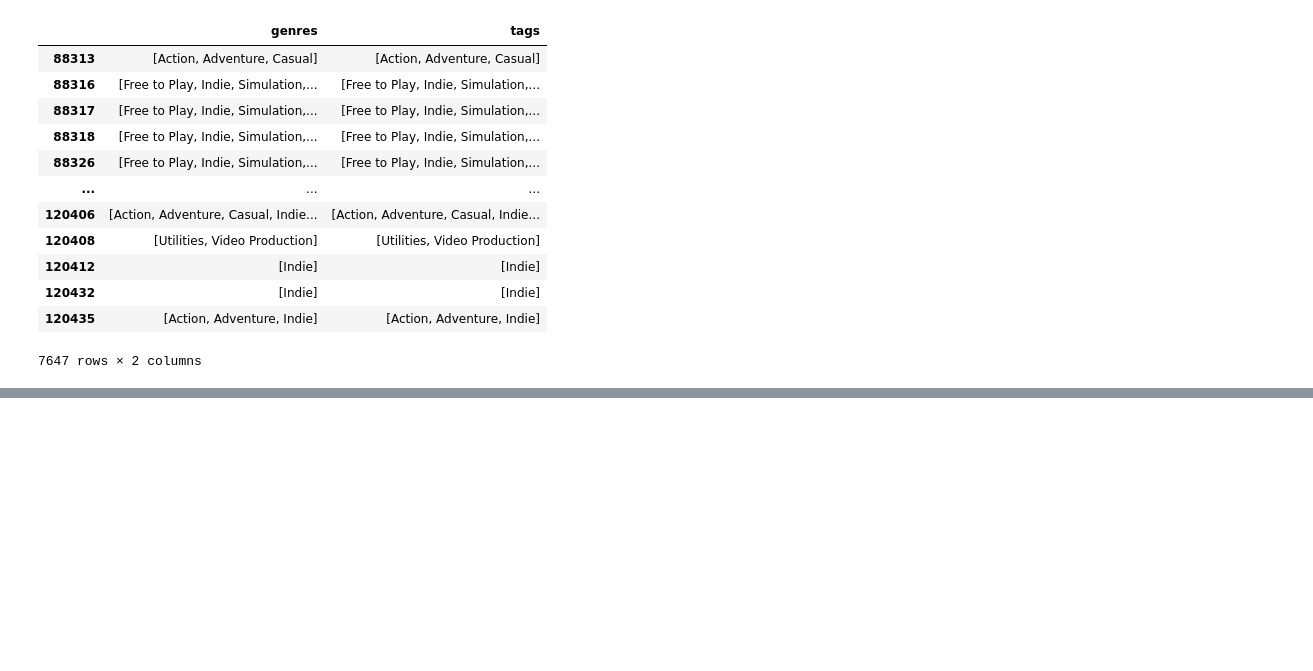
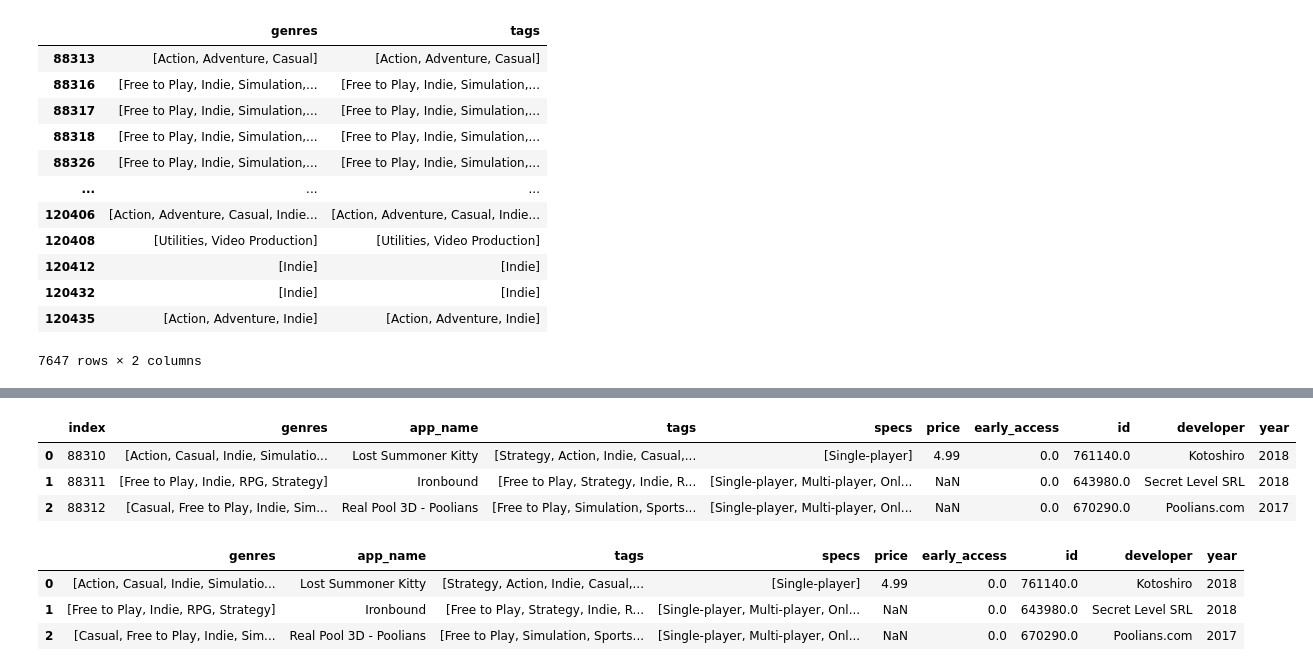
Before and after one commit to AbnGrp/IP_ML, a Jupyter notebook: ETL_processes/steam_games.ipynb, the cells around one changed output, grey strips where cells are left out. Drawn from its saved outputs; the diff is of its cells as text; code cells hidden in the pictures; blank space fills up the shorter version.

```diff
--- a/ETL_processes/steam_games.ipynb
+++ b/ETL_processes/steam_games.ipynb
@@ -256,0 +334,2 @@ df_games.head(3)
+# %%
+date_series_df.replace(np.nan,None,inplace=True)
@@ -256,0 +361,13 @@ df_games.head(3)
+# %%
+df_games=df_games.reset_index()
+# %%
+df_games_final=df_games.merge(date_series_df,how="inner")
+# %%
+df_games_final.drop(columns={"release_date"},inplace=True)
+# %%
+df_games_final.head(3)
+# %% [output]
+|  | index | genres | app_name | tags | specs | price | early_access | id | developer | year |
+| 0 | 88310 | [Action, Casual, Indie, Simulatio... | Lost Summoner Kitty | [Strategy, Action, Indie, Casual,... | [Single-player] | 4.99 | 0.0 | 761140.0 | Kotoshiro | 2018 |
+| 1 | 88311 | [Free to Play, Indie, RPG, Strategy] | Ironbound | [Free to Play, Strategy, Indie, R... | [Single-player, Multi-player, Onl... | NaN | 0.0 | 643980.0 | Secret Level SRL | 2018 |
+| 2 | 88312 | [Casual, Free to Play, Indie, Sim... | Real Pool 3D - Poolians | [Free to Play, Simulation, Sports... | [Single-player, Multi-player, Onl... | NaN | 0.0 | 670290.0 | Poolians.com | 2017 |
@@ -256,0 +376,7 @@ df_games.head(3)
+# %%
+df_games_final.head(3)
+# %% [output]
+|  | genres | app_name | tags | specs | price | early_access | id | developer | year |
+| 0 | [Action, Casual, Indie, Simulatio... | Lost Summoner Kitty | [Strategy, Action, Indie, Casual,... | [Single-player] | 4.99 | 0.0 | 761140.0 | Kotoshiro | 2018 |
+| 1 | [Free to Play, Indie, RPG, Strategy] | Ironbound | [Free to Play, Strategy, Indie, R... | [Single-player, Multi-player, Onl... | NaN | 0.0 | 643980.0 | Secret Level SRL | 2018 |
+| 2 | [Casual, Free to Play, Indie, Sim... | Real Pool 3D - Poolians | [Free to Play, Simulation, Sports... | [Single-player, Multi-player, Onl... | NaN | 0.0 | 670290.0 | Poolians.com | 2017 |
```
Also changed, not shown: parts of 12 cells of this notebook, 1 other file.
